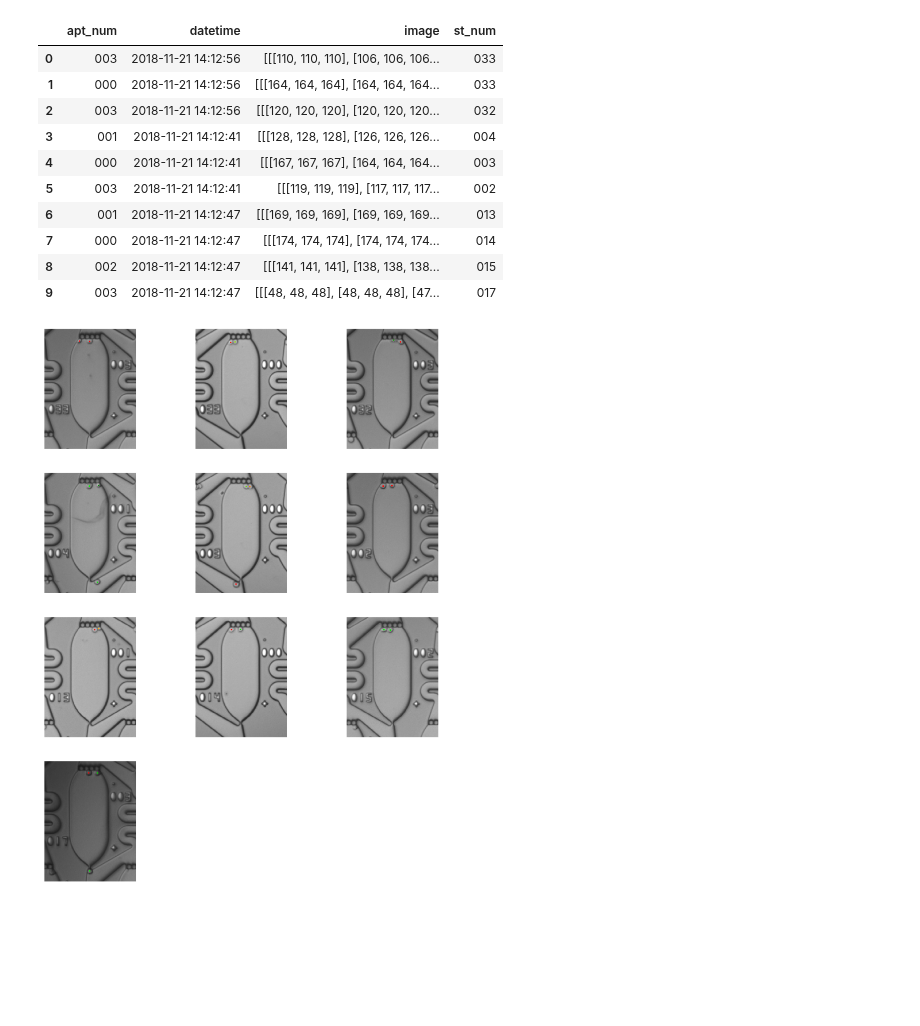
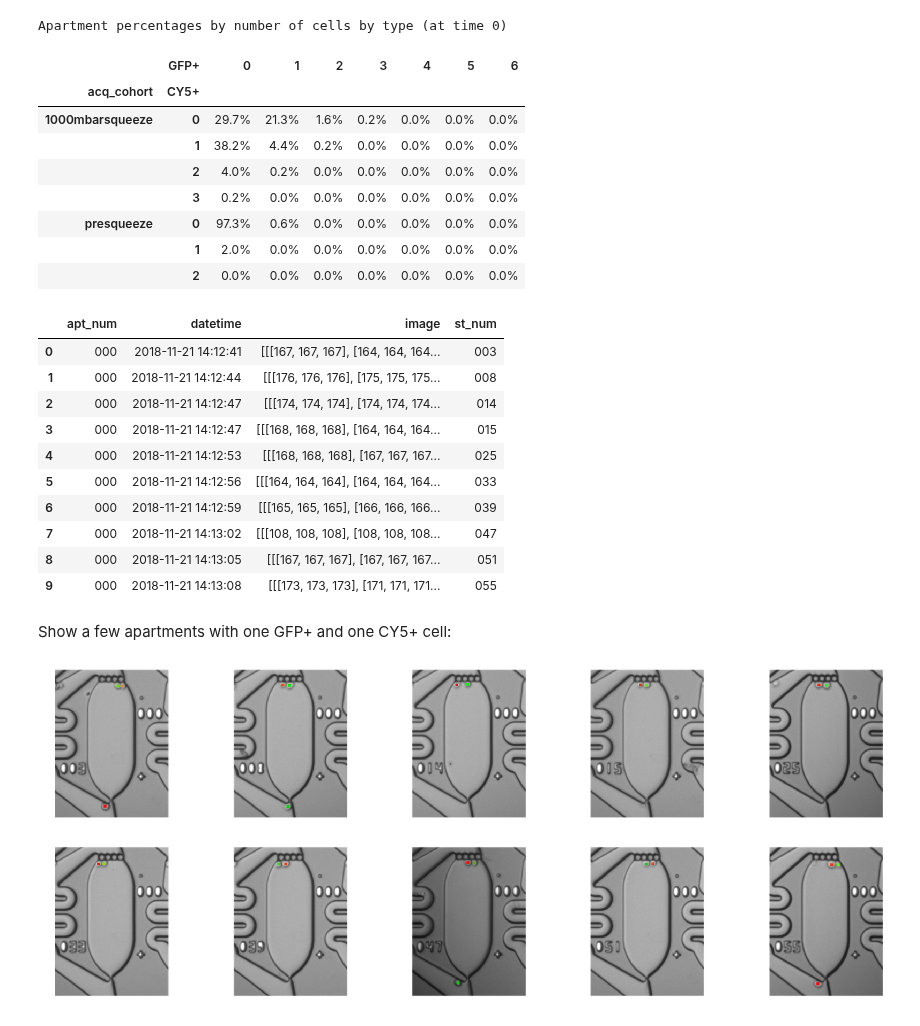
Before and after one commit to hammerlab/SmartCount, a Jupyter notebook: python/notebook/analysis/20181121-ML-Fluoroscent/analysis.ipynb, the cells around one changed output. Cells and saved outputs as stored; diff of their text form; code cells hidden in the pictures; blank space fills up the shorter version.

Commit message:
MLadder fluorescent data analysis

```diff
--- a/python/notebook/analysis/20181121-ML-Fluoroscent/analysis.ipynb
+++ b/python/notebook/analysis/20181121-ML-Fluoroscent/analysis.ipynb
@@ -19,5 +27,5 @@ Analysis: Default
 # %%
-df_apt = exp.get_data_store().get('apartment')
+df_apt = exp.get_view_store().get('apartment')
 df_apt.info()
 # %% [output]
 <class 'pandas.core.frame.DataFrame'>
@@ -40,5 +48,5 @@ memory usage: 46.9+ KB
 # %%
-df_cell = exp.get_data_store().get('cell')
+df_cell = exp.get_view_store().get('cell')
 df_cell.info()
 # %% [output]
 <class 'pandas.core.frame.DataFrame'>
@@ -77,0 +98,16 @@ df_cell.filter(regex='expr').describe()
+# %%
+df = pd.concat([
+    (
+        df_cell
+        .query('elapsed_hours_group == 0')
+        .assign(type=lambda df: np.where(df['expr_CY5'] > df['expr_GFP'], 'CY5+', 'GFP+'))
+        .groupby(exp.config.apartment_address_fields + ['type'])['in_chamber'].sum()
+        .unstack().fillna(0)
+    ),
+    (
+        df_apt
+        .query('elapsed_hours_group == 0')
+        .groupby(exp.config.apartment_address_fields).first().filter(regex='acq_|apt_id')
+    )
+], axis=1)
+df.head()
@@ -78,45 +158,64 @@ df_cell.filter(regex='expr').describe()
+# %%
+def pivot(g):
+    n = len(g)
+    return g[['CY5+', 'GFP+']].fillna(0).astype(int).groupby(['CY5+', 'GFP+']).size().unstack()/ n
+df.groupby(exp.config.experimental_condition_fields).apply(pivot).fillna(0).style\
+    .background_gradient(high=1, low=.8, cmap='viridis')\
+    .format('{:.1%}')\
+    .set_caption('Apartment percentages by number of cells by type (at time 0)')
+# %% [output]
+Apartment percentages by number of cells by type (at time 0)
+|  | GFP+ | 0 | 1 | 2 | 3 | 4 | 5 | 6 |
+| acq_cohort | CY5+ |  |  |  |  |  |  |  |
+| 1000mbarsqueeze | 0 | 29.7% | 21.3% | 1.6% | 0.2% | 0.0% | 0.0% | 0.0% |
+|  | 1 | 38.2% | 4.4% | 0.2% | 0.0% | 0.0% | 0.0% | 0.0% |
+|  | 2 | 4.0% | 0.2% | 0.0% | 0.0% | 0.0% | 0.0% | 0.0% |
+|  | 3 | 0.2% | 0.0% | 0.0% | 0.0% | 0.0% | 0.0% | 0.0% |
+| presqueeze | 0 | 97.3% | 0.6% | 0.0% | 0.0% | 0.0% | 0.0% | 0.0% |
+|  | 1 | 2.0% | 0.0% | 0.0% | 0.0% | 0.0% | 0.0% | 0.0% |
+|  | 2 | 0.0% | 0.0% | 0.0% | 0.0% | 0.0% | 0.0% | 0.0% |
 # %%
 image_store = exp.get_image_store()
 
-df = []
+df_img = []
 keys = ['acq_id', 'apt_id', 'acq_datetime']
 
-cts = df_cell.groupby(keys)['in_chamber'].sum()
-
-for i, r in df_apt.set_index(keys).loc[cts[cts == 2].index].reset_index().head(10).iterrows():
+for _, r in df[(df['CY5+'] == 1) & (df['GFP+'] == 1)].reset_index().head(10).iterrows():
     idx = tuple(r[keys])
     cells = df_cell.set_index(keys).loc[[idx]]
     img = gray2rgb(image_store.load_image(cytometry.get_image_key('apartment', 'apt_image', r)))
 
     for ic, cr in cells.iterrows():
-        rr, cc = circle(int(cr['centroid_y']), int(cr['centroid_x']), 2, shape=img.shape[:2])
+        rr, cc = circle(int(cr['centroid_y']), int(cr['centroid_x']), 3, shape=img.shape[:2])
         img[rr, cc] = [
             min(int(cr['expr_CY5'] * 4), 255),
             min(int(cr['expr_GFP'] * 1), 255),
             0
         ]
 
-    df.append(dict(
+    df_img.append(dict(
         apt_num=r['apt_num'],
         st_num=r['st_num'],
         datetime=r['acq_datetime'],
         image=img
     ))
-df = pd.DataFrame(df)
-df
+df_img = pd.DataFrame(df_img)
+df_img
 # %% [output]
 |  | apt_num | datetime | image | st_num |
-| 0 | 003 | 2018-11-21 14:12:56 | [[[110, 110, 110], [106, 106, 106... | 033 |
-| 1 | 000 | 2018-11-21 14:12:56 | [[[164, 164, 164], [164, 164, 164... | 033 |
-| 2 | 003 | 2018-11-21 14:12:56 | [[[120, 120, 120], [120, 120, 120... | 032 |
-| 3 | 001 | 2018-11-21 14:12:41 | [[[128, 128, 128], [126, 126, 126... | 004 |
-| 4 | 000 | 2018-11-21 14:12:41 | [[[167, 167, 167], [164, 164, 164... | 003 |
-| 5 | 003 | 2018-11-21 14:12:41 | [[[119, 119, 119], [117, 117, 117... | 002 |
-| 6 | 001 | 2018-11-21 14:12:47 | [[[169, 169, 169], [169, 169, 169... | 013 |
-| 7 | 000 | 2018-11-21 14:12:47 | [[[174, 174, 174], [174, 174, 174... | 014 |
-| 8 | 002 | 2018-11-21 14:12:47 | [[[141, 141, 141], [138, 138, 138... | 015 |
-| 9 | 003 | 2018-11-21 14:12:47 | [[[48, 48, 48], [48, 48, 48], [47... | 017 |
+| 0 | 000 | 2018-11-21 14:12:41 | [[[167, 167, 167], [164, 164, 164... | 003 |
+| 1 | 000 | 2018-11-21 14:12:44 | [[[176, 176, 176], [175, 175, 175... | 008 |
+| 2 | 000 | 2018-11-21 14:12:47 | [[[174, 174, 174], [174, 174, 174... | 014 |
+| 3 | 000 | 2018-11-21 14:12:47 | [[[168, 168, 168], [164, 164, 164... | 015 |
+| 4 | 000 | 2018-11-21 14:12:53 | [[[168, 168, 168], [167, 167, 167... | 025 |
+| 5 | 000 | 2018-11-21 14:12:56 | [[[164, 164, 164], [164, 164, 164... | 033 |
+| 6 | 000 | 2018-11-21 14:12:59 | [[[165, 165, 165], [166, 166, 166... | 039 |
+| 7 | 000 | 2018-11-21 14:13:02 | [[[108, 108, 108], [108, 108, 108... | 047 |
+| 8 | 000 | 2018-11-21 14:13:05 | [[[167, 167, 167], [167, 167, 167... | 051 |
+| 9 | 000 | 2018-11-21 14:13:08 | [[[173, 173, 173], [171, 171, 171... | 055 |
+# %% [markdown]
+Show a few apartments with one GFP+ and one CY5+ cell:
 # %%
-display_images(df['image'], size=40, cols=3)
+display_images(df_img['image'], size=30, cols=5)
 # %% [output]
-[figure, old version]
+[figure, new version]
```
Also changed, not shown: parts of 14 cells of this notebook, 1 other file.
